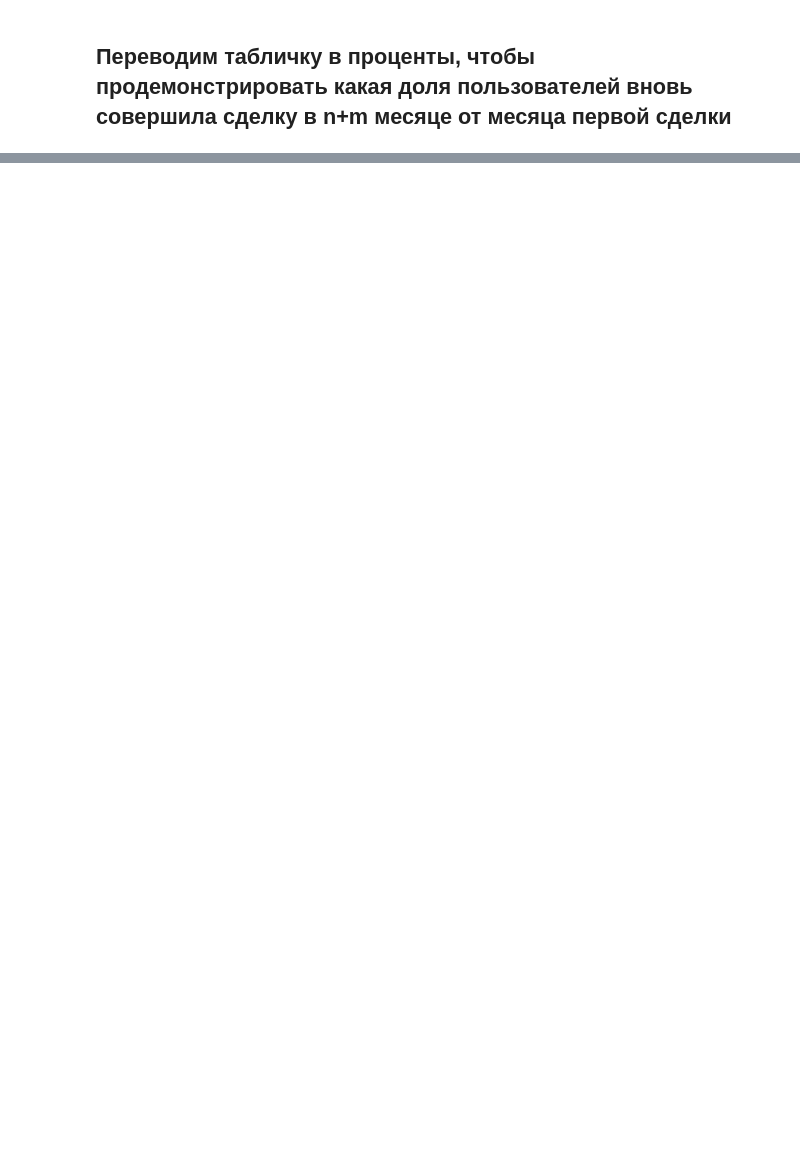
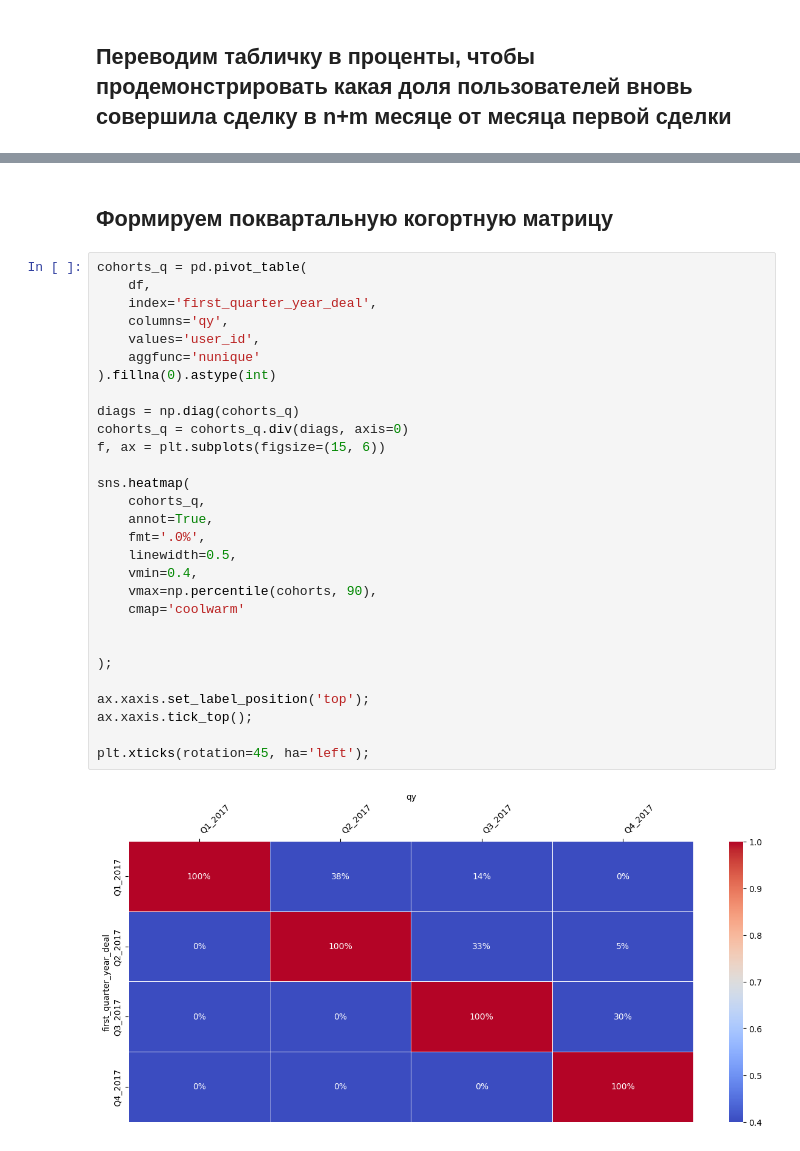
Before and after one commit to VasilyMayber/Cohort-analysis, a Jupyter notebook: Cohorts_VasilyMayba.ipynb, the cells around one changed output, grey strips where cells are left out. Drawn from its saved outputs; the diff is of its cells as text; blank space fills up the shorter version.

```diff
--- a/Cohorts_VasilyMayba.ipynb
+++ b/Cohorts_VasilyMayba.ipynb
@@ -103,0 +110,33 @@ plt.xticks(rotation=45, ha='left');
+# %% [markdown]
+## Формируем поквартальную когортную матрицу
+# %%
+cohorts_q = pd.pivot_table(
+    df,
+    index='first_quarter_year_deal',
+    columns='qy',
+    values='user_id',
+    aggfunc='nunique'
+).fillna(0).astype(int)
+
+diags = np.diag(cohorts_q)
+cohorts_q = cohorts_q.div(diags, axis=0)
+f, ax = plt.subplots(figsize=(15, 6))
+
+sns.heatmap(
+    cohorts_q,
+    annot=True,
+    fmt='.0%',
+    linewidth=0.5,
+    vmin=0.4,
+    vmax=np.percentile(cohorts, 90),
+    cmap='coolwarm'
+
+
+);
+
+ax.xaxis.set_label_position('top');
+ax.xaxis.tick_top();
+
+plt.xticks(rotation=45, ha='left');
+# %% [output]
+[figure, added]
```
Also changed, not shown: parts of 8 cells of this notebook.
